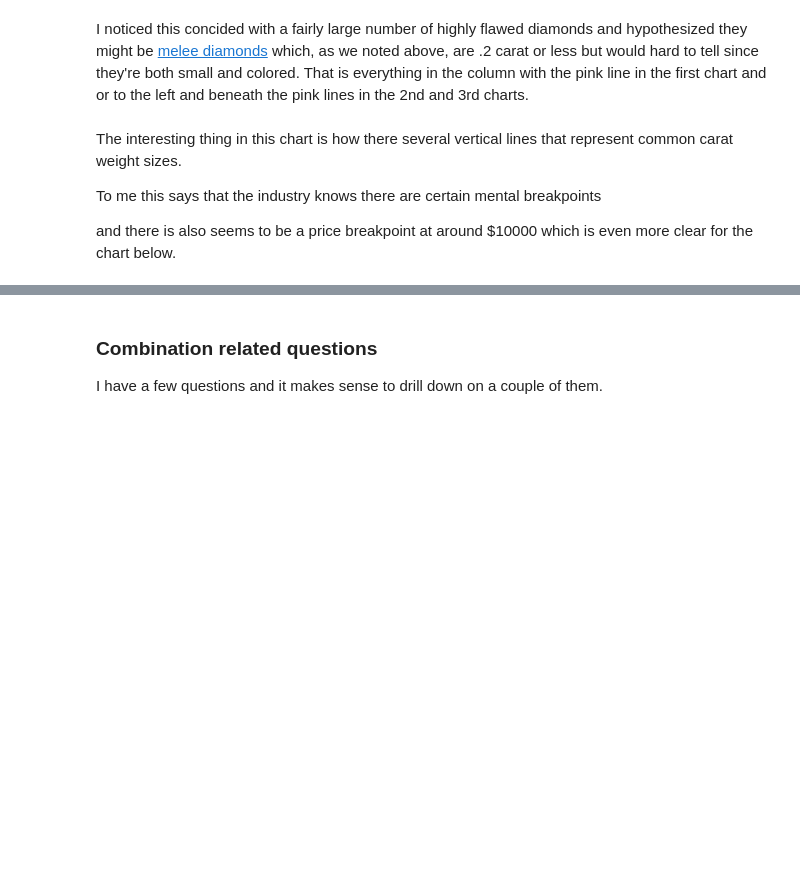
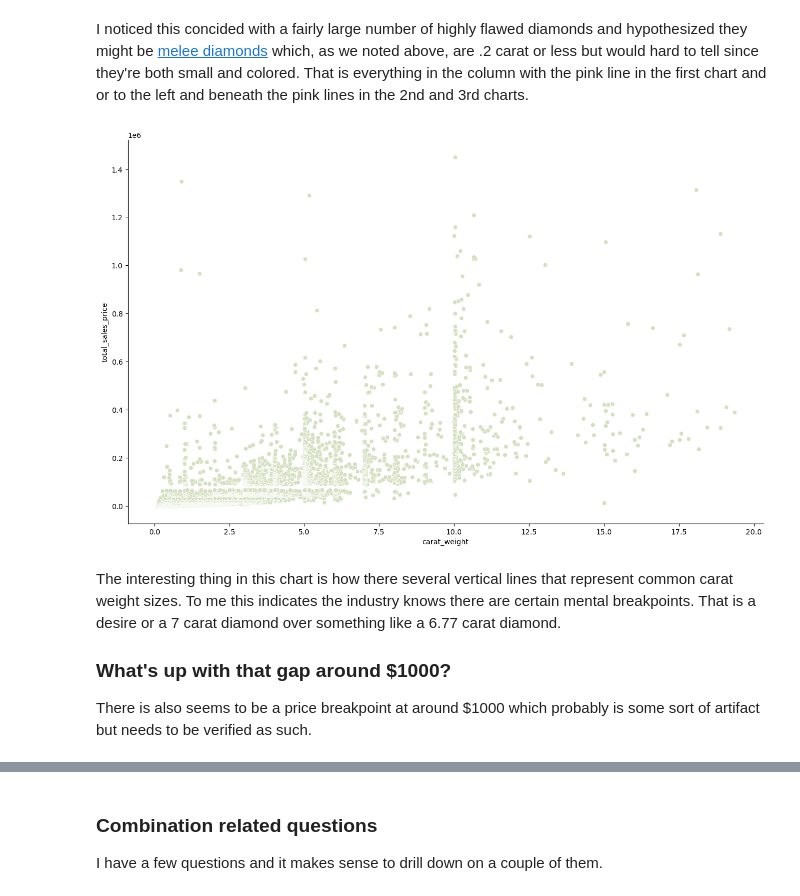
Before and after one commit to Little-PyProjects/Bees, a Jupyter notebook: Diamonds/notebooks/EDA.ipynb, the cells around one changed output, grey strips where cells are left out. Cells and saved outputs as stored; diff of their text form; code cells hidden in the pictures; blank space fills up the shorter version.

```diff
--- a/Diamonds/notebooks/EDA.ipynb
+++ b/Diamonds/notebooks/EDA.ipynb
@@ -269,12 +275,13 @@ Beyond that all that can really be distilled is more colored M stone seem to be
 # %% [markdown]
 I noticed this concided with a fairly large number of highly flawed diamonds and hypothesized they might be [melee diamonds](https://4cs.gia.edu/en-us/blog/melee-diamonds-tiny-diamonds-big-impact/) which, as we noted above, are .2 carat or less but would hard to tell since they're both small and colored. That is everything in the column with the pink line in the first chart and or to the left and beneath the pink lines in the 2nd and 3rd charts.
 # %%
-f = sns.lmplot(x="carat_weight", y="total_sales_price", hue="cut", data=df, lowess=True, aspect = 2)
+f = sns.relplot( data=df, x="carat_weight", y="total_sales_price")
 f.figure.set_size_inches(15, 9)
+# %% [output]
+[figure, added]
 # %% [markdown]
-The interesting thing in this chart is how there several vertical lines that represent common carat weight sizes.
+The interesting thing in this chart is how there several vertical lines that represent common carat weight sizes. To me this indicates the industry knows there are certain mental breakpoints. That is a desire or a 7 carat diamond over something like a 6.77 carat diamond.
 
-To me this says that the industry knows there are certain mental breakpoints
-
-and there is also seems to be a price breakpoint at around $10000 which is even more clear for the chart below.
+### What's up with that gap around \$1000?
+There is also seems to be a price breakpoint at around $1000 which probably is some sort of artifact but needs to be verified as such.
 # %%
```
Also changed, not shown: parts of 31 cells of this notebook.
